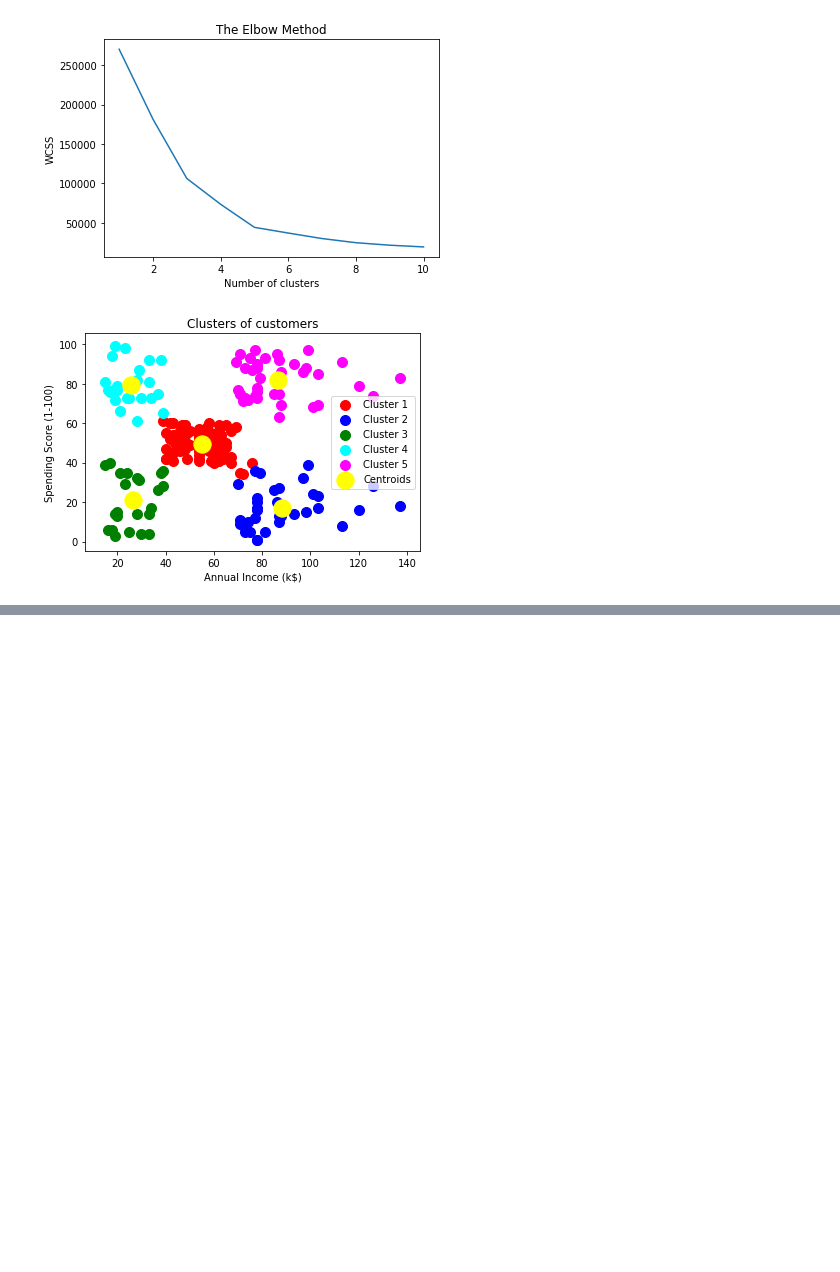
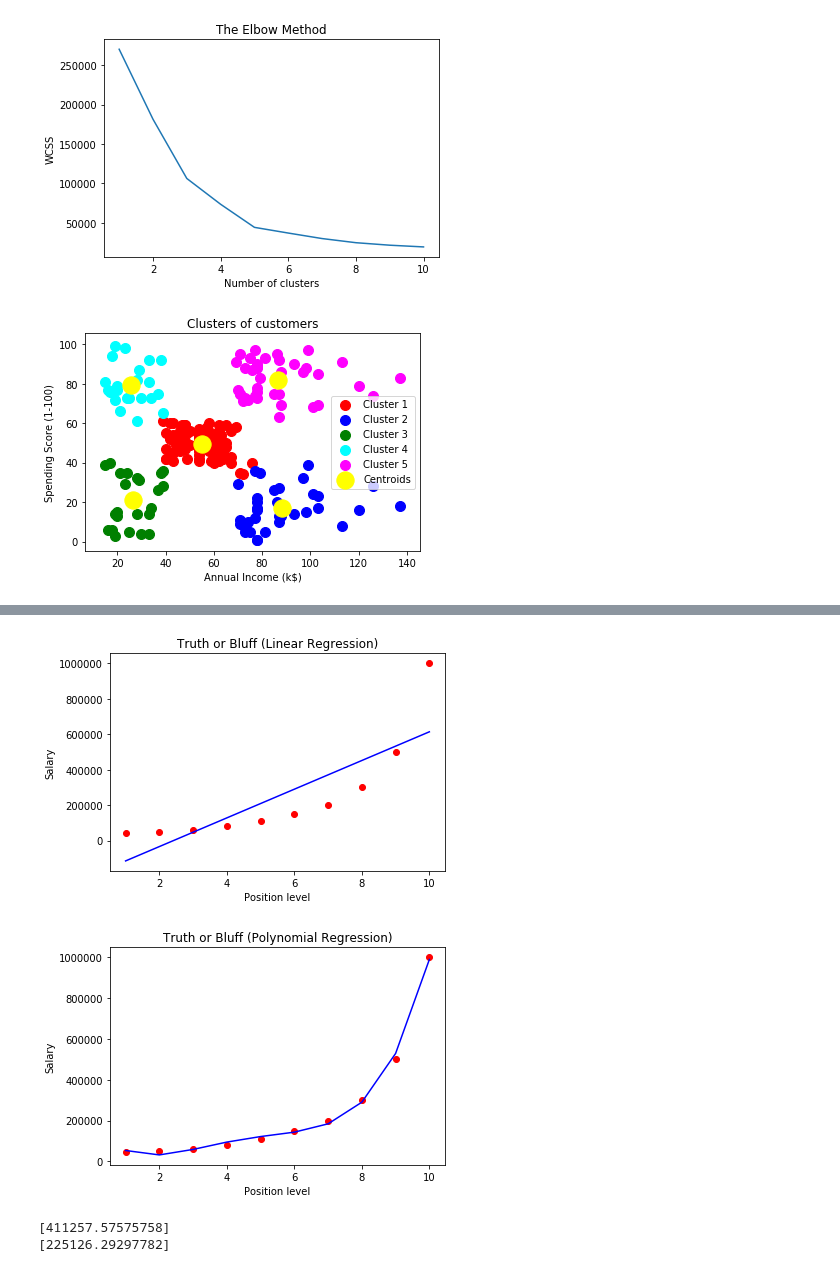
Before and after one commit to havidalbar/Workshop-BCC-Department-Data-Science, a Jupyter notebook: Workshop DS 2020.ipynb, the cells around one changed output, grey strips where cells are left out. Saved outputs shown, nothing was run; the diff lists cells and outputs as text; code cells hidden in the pictures; blank space fills up the shorter version.

```diff
--- a/Workshop DS 2020.ipynb
+++ b/Workshop DS 2020.ipynb
@@ -284,0 +394,57 @@ plt.show()
+# %%
+# Polynomial Regression
+
+# Importing the dataset
+dataset = pd.read_csv('Position_Salaries.csv')
+X = dataset.iloc[:, 1:2].values
+y = dataset.iloc[:, 2].values
+
+# Fitting Linear Regression to the dataset
+from sklearn.linear_model import LinearRegression
+lin_reg = LinearRegression()
+lin_reg.fit(X, y)
+
+# Fitting Polynomial Regression to the dataset
+from sklearn.preprocessing import PolynomialFeatures
+poly_reg = PolynomialFeatures(degree = 4)
+X_poly = poly_reg.fit_transform(X)
+poly_reg.fit(X_poly, y)
+lin_reg_2 = LinearRegression()
+lin_reg_2.fit(X_poly, y)
+
+# Visualising the Linear Regression results
+plt.scatter(X, y, color = 'red')
+plt.plot(X, lin_reg.predict(X), color = 'blue')
+plt.title('Truth or Bluff (Linear Regression)')
+plt.xlabel('Position level')
+plt.ylabel('Salary')
+plt.show()
+
+# Visualising the Polynomial Regression results
+plt.scatter(X, y, color = 'red')
+plt.plot(X, lin_reg_2.predict(poly_reg.fit_transform(X)), color = 'blue')
+plt.title('Truth or Bluff (Polynomial Regression)')
+plt.xlabel('Position level')
+plt.ylabel('Salary')
+plt.show()
+
+# Visualising the Polynomial Regression results (for higher resolution and smoother curve)
+# X_grid = np.arange(min(X), max(X), 0.1)
+# X_grid = X_grid.reshape((len(X_grid), 1))
+# plt.scatter(X, y, color = 'red')
+# plt.plot(X_grid, lin_reg_2.predict(poly_reg.fit_transform(X_grid)), color = 'blue')
+# plt.title('Truth or Bluff (Polynomial Regression)')
+# plt.xlabel('Position level')
+# plt.ylabel('Salary')
+# plt.show()
+
+# Predicting a new result with Linear Regression
+print(lin_reg.predict([[7.5]]))
+
+# Predicting a new result with Polynomial Regression
+print(lin_reg_2.predict(poly_reg.fit_transform([[7.5]])))
+# %% [output]
+[figure, added]
+[figure, added]
+[411257.57575758]
+[225126.29297782]
```
Also changed, not shown: parts of 6 cells of this notebook, 1 other file.
